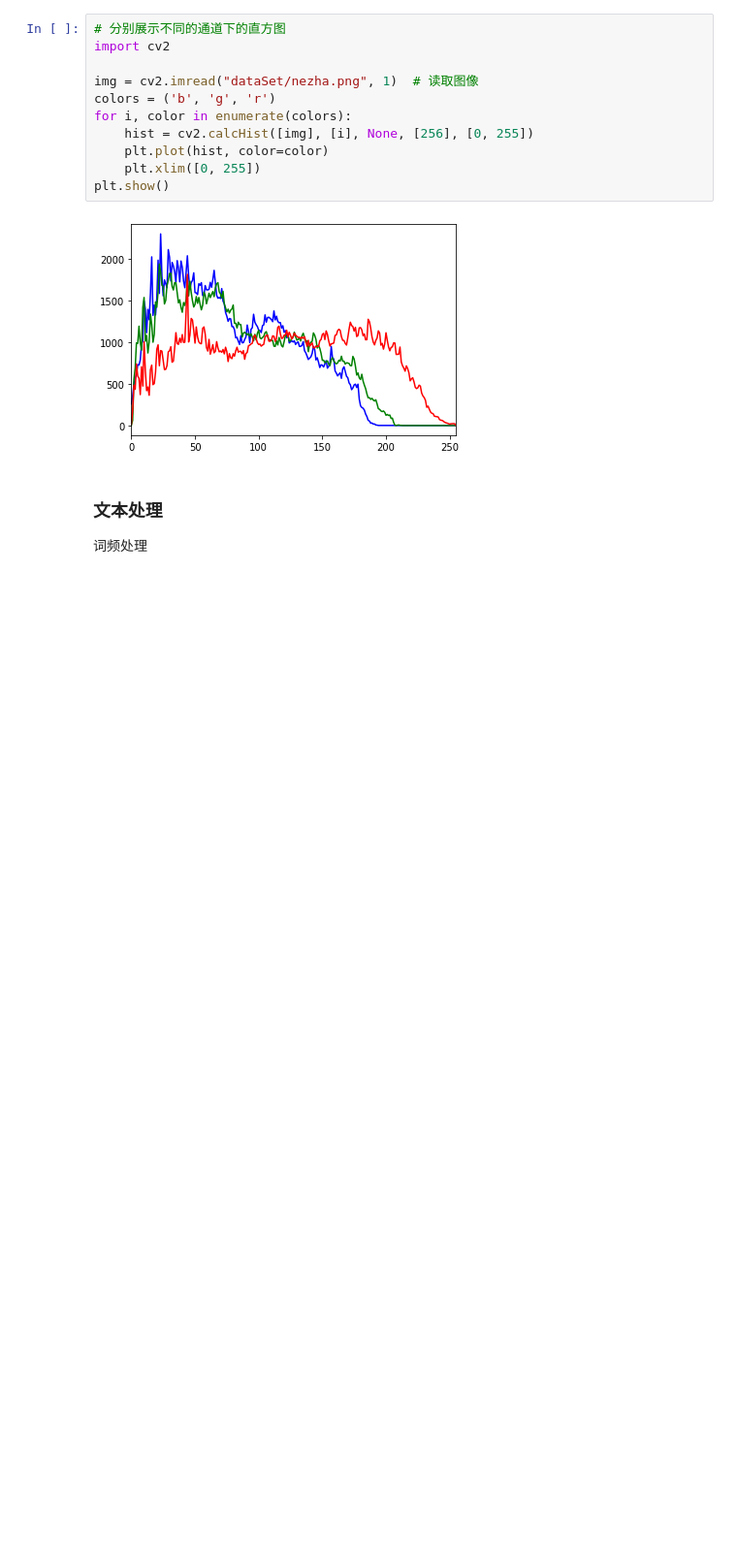
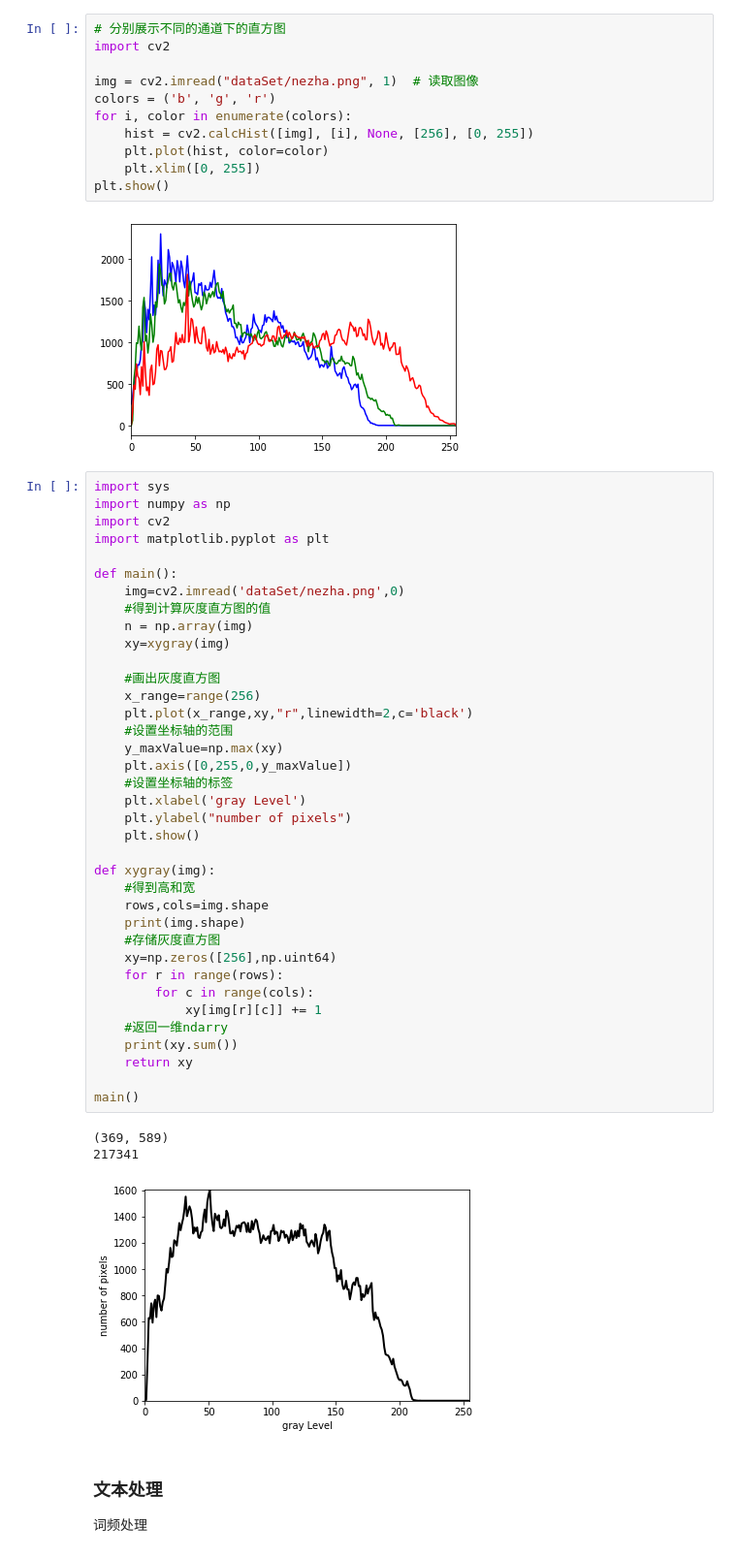
Before and after one commit to betterlmy/LearningPaddlePaddle, a Jupyter notebook: 马蹄疾第一节课.ipynb, the cells around one changed output. Shown: that part at 97% size. Saved outputs shown, nothing was run; the diff lists cells and outputs as text; blank space fills up the shorter version.

```diff
--- a/马蹄疾第一节课.ipynb
+++ b/马蹄疾第一节课.ipynb
@@ -46,6 +46,47 @@ for i, color in enumerate(colors):
 plt.show()
 # %% [output]
 [figure]
+# %%
+import sys
+import numpy as np
+import cv2
+import matplotlib.pyplot as plt
+
+def main():
+    img=cv2.imread('dataSet/nezha.png',0)
+    #得到计算灰度直方图的值
+    n = np.array(img)
+    xy=xygray(img)
+
+    #画出灰度直方图
+    x_range=range(256)
+    plt.plot(x_range,xy,"r",linewidth=2,c='black')
+    #设置坐标轴的范围
+    y_maxValue=np.max(xy)
+    plt.axis([0,255,0,y_maxValue])
+    #设置坐标轴的标签
+    plt.xlabel('gray Level')
+    plt.ylabel("number of pixels")
+    plt.show()
+
+def xygray(img):
+    #得到高和宽
+    rows,cols=img.shape
+    print(img.shape)
+    #存储灰度直方图
+    xy=np.zeros([256],np.uint64)
+    for r in range(rows):
+        for c in range(cols):
+            xy[img[r][c]] += 1
+    #返回一维ndarry
+    print(xy.sum())
+    return xy
+
+main()
+# %% [output]
+(369, 589)
+217341
+[figure, added]
 # %% [markdown]
 ### 文本处理
 词频处理
```
Also changed, not shown: 10 other files.
